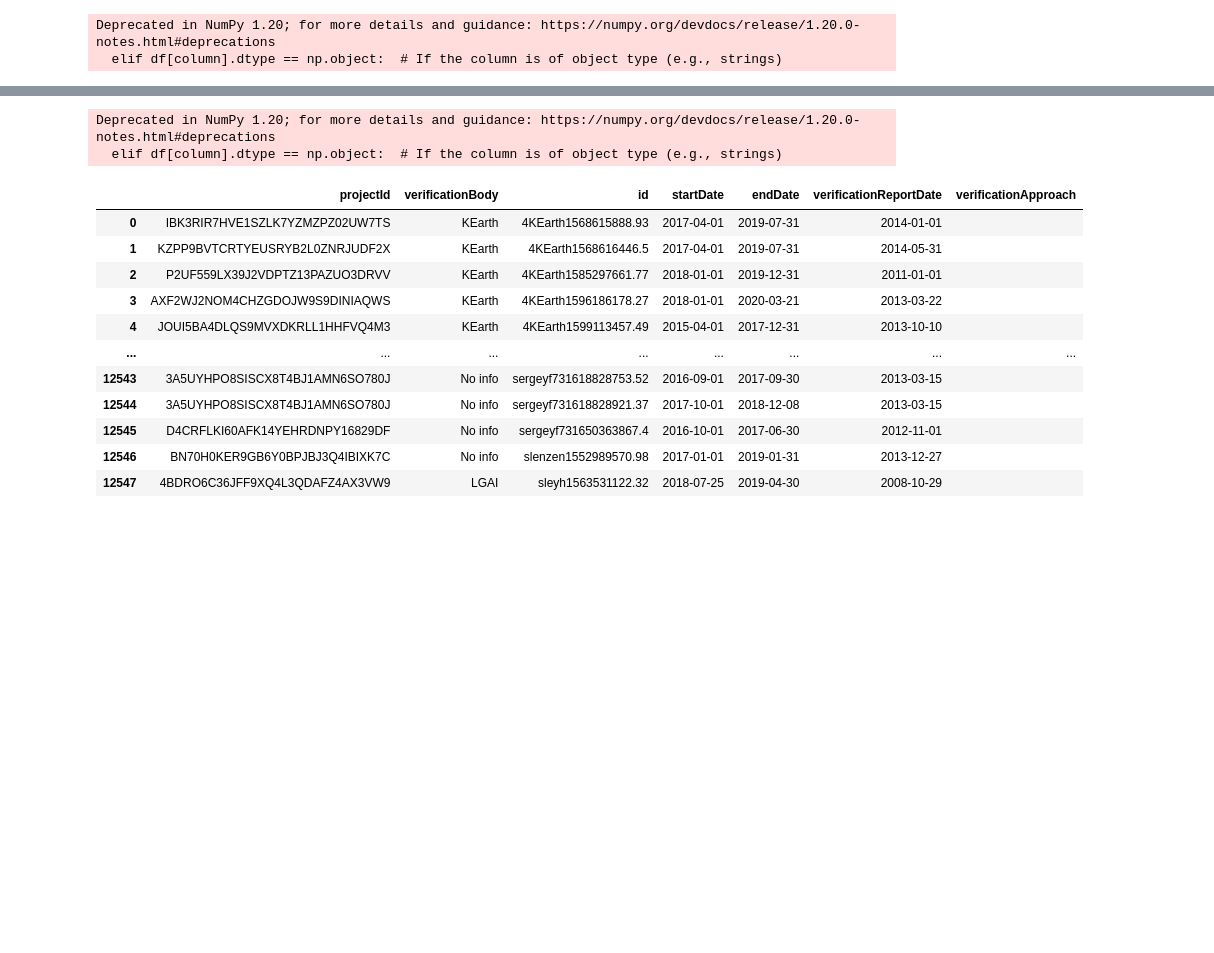
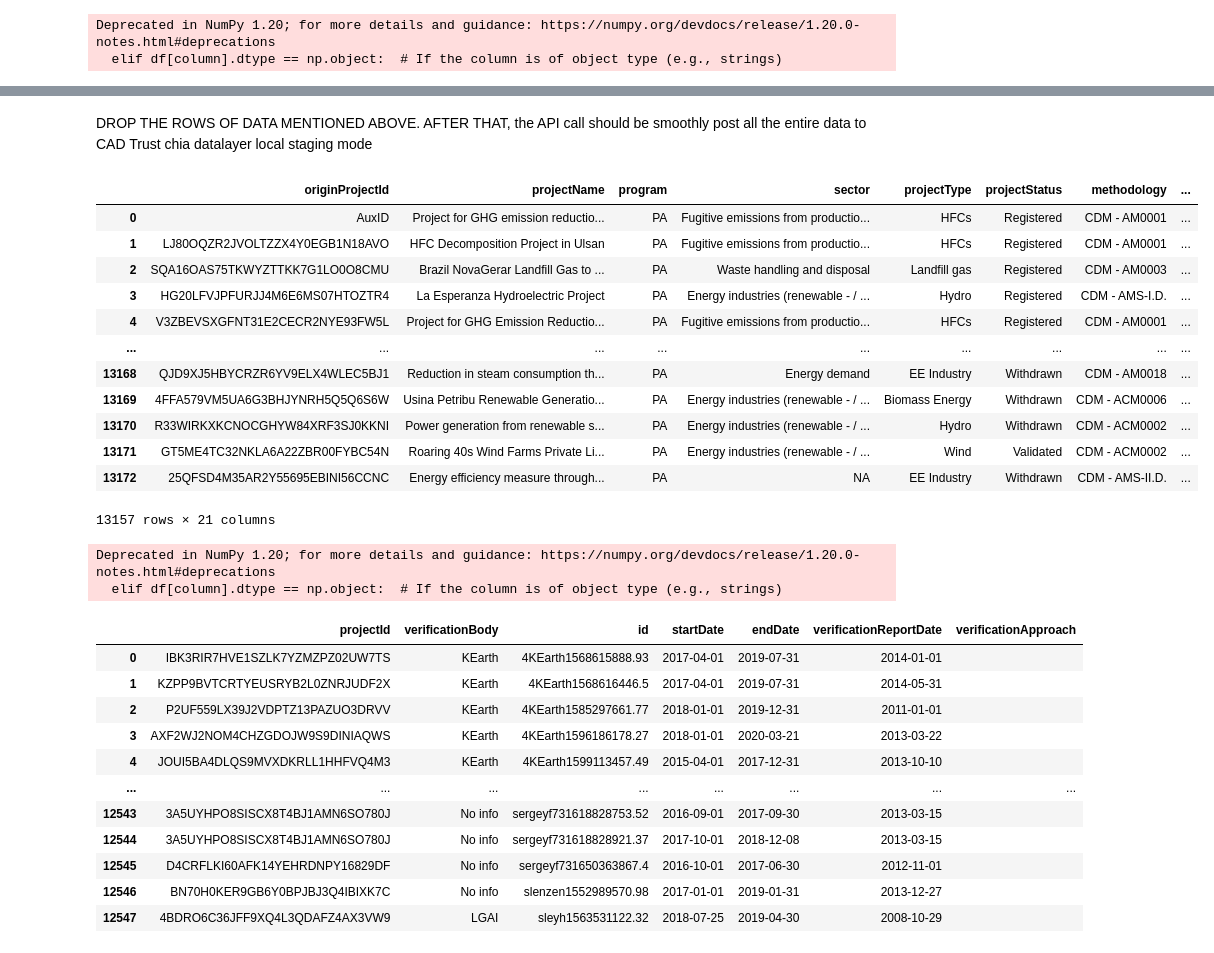
Before and after one commit to erickch123/cdm-unfccc-cadtrust, a Jupyter notebook: clean_cdm_projects.ipynb, the cells around one changed output, grey strips where cells are left out. Saved outputs shown, nothing was run; the diff lists cells and outputs as text; code cells hidden in the pictures; blank space fills up the shorter version.

```diff
--- a/clean_cdm_projects.ipynb
+++ b/clean_cdm_projects.ipynb
@@ -130,0 +15,13 @@ Index: []
+# %%
+# Main CDM Registry project datasource from Database PA POA
+df_activities= pd.read_excel('CDM-Activities-November.xlsx')
+
+# Country and geographic identifier file for easier mapping
+df_country_code = pd.read_excel('cdm-country-code.xlsx')
+
+
+# Countries in CADTrust, to check with the mismatch from UNFCCC in later data processing
+df_cadt_country = pd.read_excel("CADTrust_Country.xlsx")
+
+# LOAD UNEP file for PDD mapping
+df_unep = pd.read_excel("cdm-pipeline.xlsx")
@@ -191,0 +213,27 @@ Deprecated in NumPy 1.20; for more details and guidance: https://numpy.org/devdo
+# %% [markdown]
+DROP THE ROWS OF DATA MENTIONED ABOVE. AFTER THAT, the API call should be smoothly post all the entire data to CAD Trust chia datalayer local staging mode
+# %%
+df_cleaned_project = df_project[~((df_project['country'] == 'Yemen') | (df_project['country'] == 'Cape Verde'))]
+
+# Select rows where projectId is not 'NA'
+df_cleaned_project = df_project[df_project['projectId'] != 'NA']
+
+# Select rows where validationDate is not 'NA'
+df_cleaned_project = df_project[df_project['validationDate'] != 'NA']
+
+df_cleaned_project.to_excel("cdm_projects_mapped_cleaned.xlsx")
+df_cleaned_project
+# %% [output]
+|  | originProjectId | projectName | program | sector | projectType | projectStatus | methodology | ... |
+| 0 | AuxID | Project for GHG emission reductio... | PA | Fugitive emissions from productio... | HFCs | Registered | CDM - AM0001 | ... |
+| 1 | LJ80OQZR2JVOLTZZX4Y0EGB1N18AVO | HFC Decomposition Project in Ulsan | PA | Fugitive emissions from productio... | HFCs | Registered | CDM - AM0001 | ... |
+| 2 | SQA16OAS75TKWYZTTKK7G1LO0O8CMU | Brazil NovaGerar Landfill Gas to ... | PA | Waste handling and disposal | Landfill gas | Registered | CDM - AM0003 | ... |
+| 3 | HG20LFVJPFURJJ4M6E6MS07HTOZTR4 | La Esperanza Hydroelectric Project | PA | Energy industries (renewable - / ... | Hydro | Registered | CDM - AMS-I.D. | ... |
+| 4 | V3ZBEVSXGFNT31E2CECR2NYE93FW5L | Project for GHG Emission Reductio... | PA | Fugitive emissions from productio... | HFCs | Registered | CDM - AM0001 | ... |
+| ... | ... | ... | ... | ... | ... | ... | ... | ... |
+| 13168 | QJD9XJ5HBYCRZR6YV9ELX4WLEC5BJ1 | Reduction in steam consumption th... | PA | Energy demand | EE Industry | Withdrawn | CDM - AM0018 | ... |
+| 13169 | 4FFA579VM5UA6G3BHJYNRH5Q5Q6S6W | Usina Petribu Renewable Generatio... | PA | Energy industries (renewable - / ... | Biomass Energy | Withdrawn | CDM - ACM0006 | ... |
+| 13170 | R33WIRKXKCNOCGHYW84XRF3SJ0KKNI | Power generation from renewable s... | PA | Energy industries (renewable - / ... | Hydro | Withdrawn | CDM - ACM0002 | ... |
+| 13171 | GT5ME4TC32NKLA6A22ZBR00FYBC54N | Roaring 40s Wind Farms Private Li... | PA | Energy industries (renewable - / ... | Wind | Validated | CDM - ACM0002 | ... |
+| 13172 | 25QFSD4M35AR2Y55695EBINI56CCNC | Energy efficiency measure through... | PA | NA | EE Industry | Withdrawn | CDM - AMS-II.D. | ... |
+13157 rows × 21 columns
```
Also changed, not shown: parts of 15 cells of this notebook, 10 other files.
